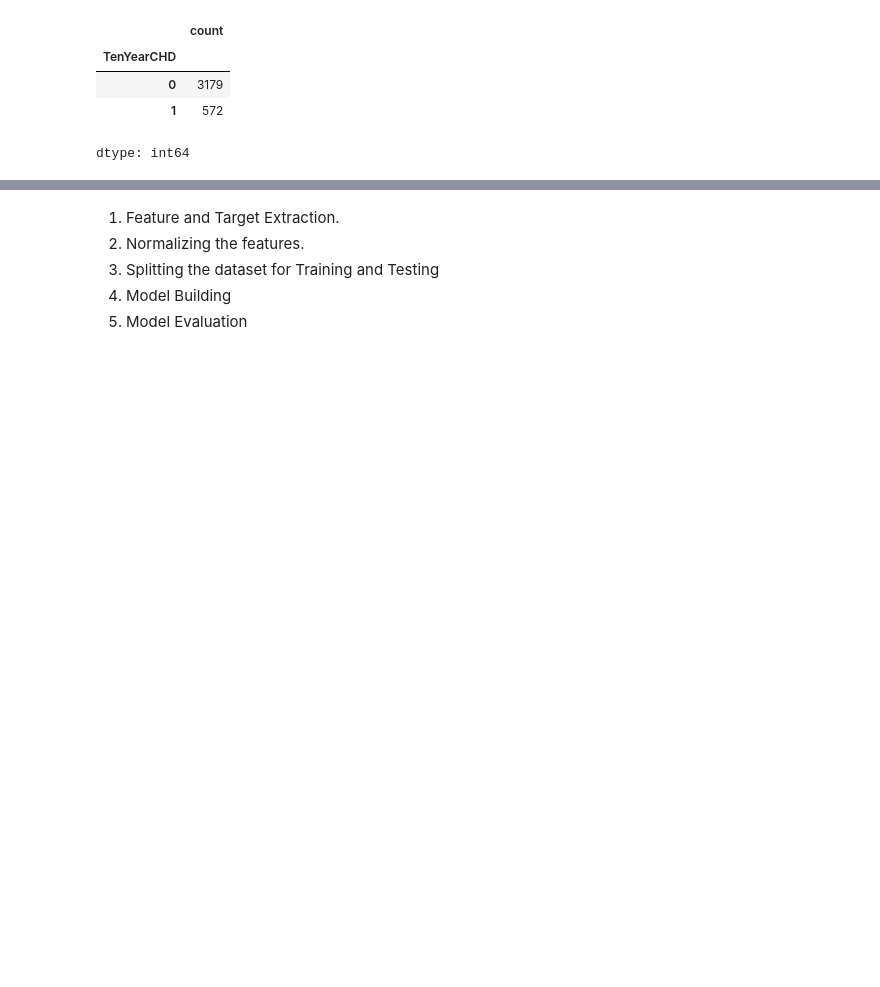
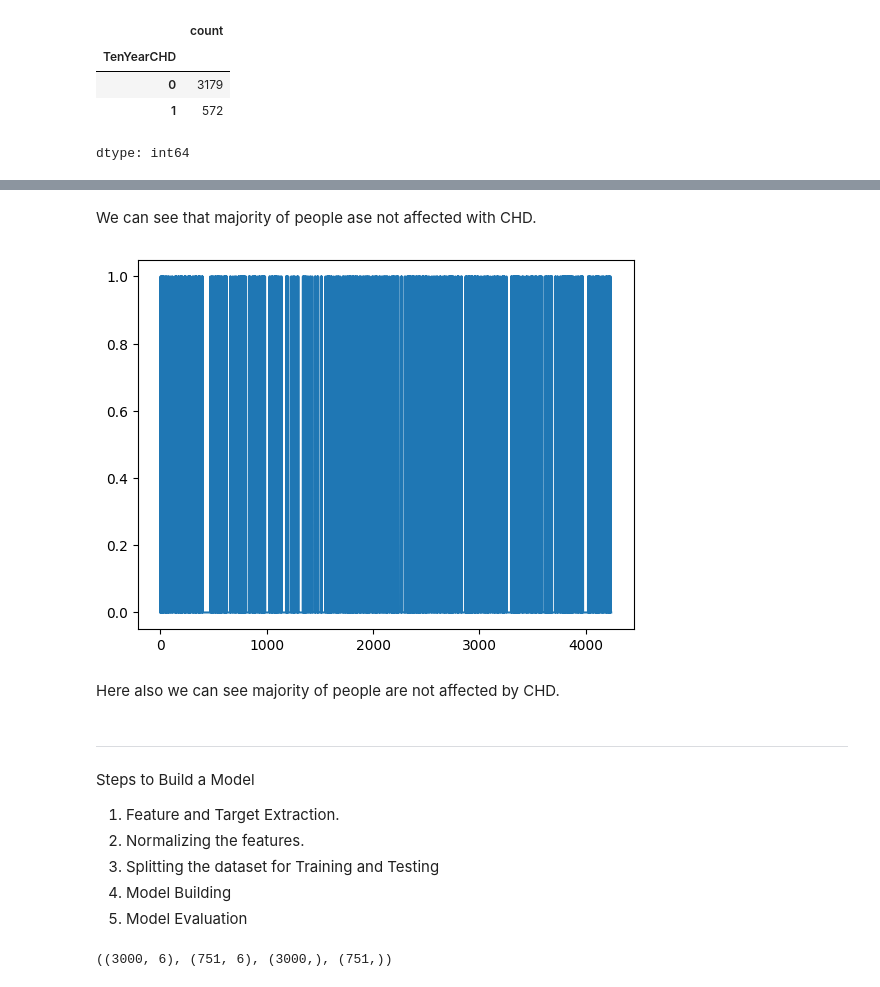
Before and after one commit to rizz045/Heart-Disease-Prediction-Using-Logistic-Regression, a Jupyter notebook: Heart_disease_prediction_using_LR.ipynb, the cells around one changed output, grey strips where cells are left out. Saved outputs shown, nothing was run; the diff lists cells and outputs as text; code cells hidden in the pictures; blank space fills up the shorter version.

```diff
--- a/Heart_disease_prediction_using_LR.ipynb
+++ b/Heart_disease_prediction_using_LR.ipynb
@@ -100,4 +109,18 @@ dtype: int64
+# %% [markdown]
+We can see that majority of people ase not affected with CHD.
+# %%
+plt.plot(df['TenYearCHD'])
+plt.show()
+# %% [output]
+[figure, added]
+# %% [markdown]
+Here also we can see majority of people are not affected by CHD.
+# %% [markdown]
+
+
+---
 # %% [markdown]
+Steps to Build a Model
 1. Feature and Target Extraction.
 2. Normalizing the features.
 3. Splitting the dataset for Training and Testing
@@ -108,0 +129,17 @@ y = np.asarray(df['TenYearCHD'])
+# %%
+from sklearn.preprocessing import StandardScaler
+from sklearn.model_selection import train_test_split
+
+# Feature Extraction
+x = np.asarray(df[['age','sex','cigsPerDay','totChol','sysBP','glucose']])
+y = np.asarray(df['TenYearCHD'])
+
+#Normalizing the features(x)
+x = StandardScaler().fit(x).transform(x)
+
+#Train Test Split
+x_train, x_test, y_train, y_test = train_test_split(x, y, test_size=0.2, random_state=42)
+
+x_train.shape, x_test.shape, y_train.shape, y_test.shape
+# %% [output]
+((3000, 6), (751, 6), (3000,), (751,))
```
Also changed, not shown: parts of 5 cells of this notebook.
